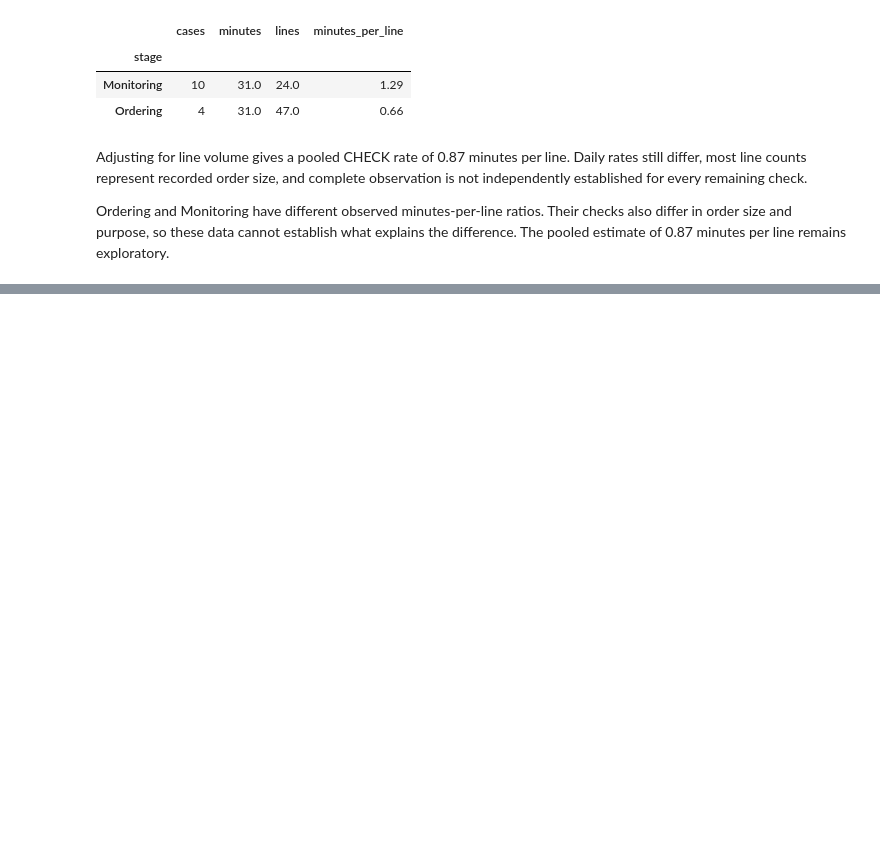
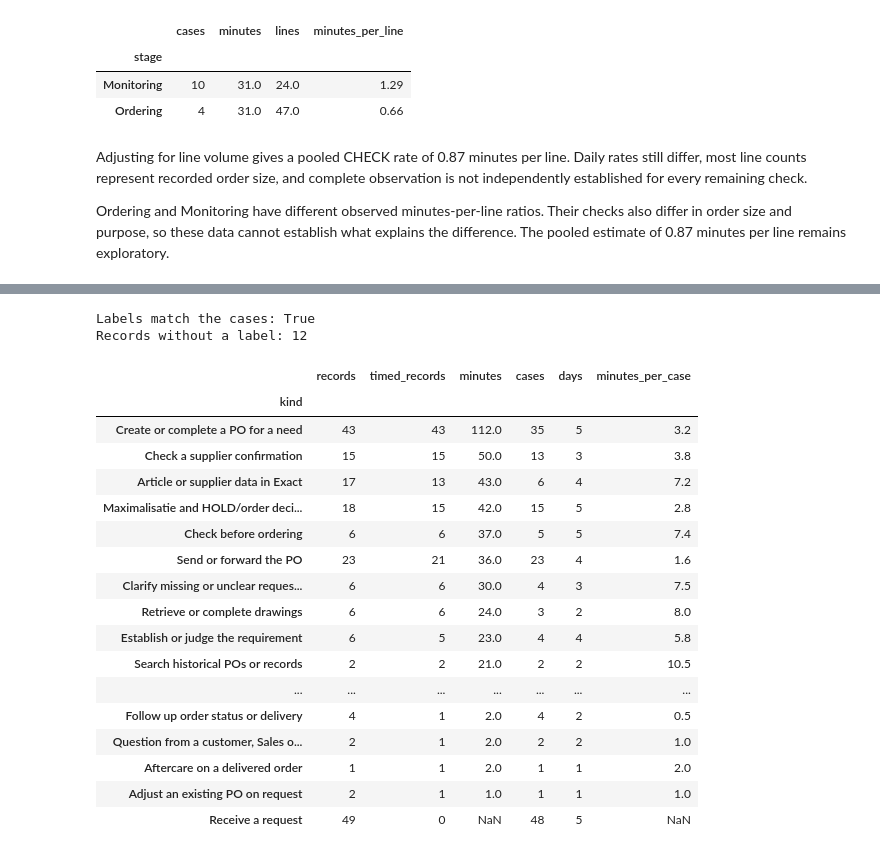
Before and after one commit to Luuuuuig/Bachelor-End-Project, a Jupyter notebook: Arno_Analysis_2026_10_02.ipynb, the cells around one changed output, grey strips where cells are left out. Saved outputs shown, nothing was run; the diff lists cells and outputs as text; code cells hidden in the pictures; blank space fills up the shorter version.

```diff
--- a/Arno_Analysis_2026_10_02.ipynb
+++ b/Arno_Analysis_2026_10_02.ipynb
@@ -530,0 +539,71 @@ Ordering and Monitoring have different observed minutes-per-line ratios. Their c
+# %%
+# Kinds-of-work labels, pinned to the commit that holds them
+kinds_url = (
+    "https://raw.githubusercontent.com/Luuuuuig/Bachelor-End-Project/"
+    "dccb45aef1d190f9845a6831764e5c21cca1edca/analysis/output/"
+    "Kinds_Of_Work_Rows_2026-09-30.csv"
+)
+
+kinds = pd.read_csv(kinds_url, keep_default_na=False)
+kinds["date"] = pd.to_datetime(kinds["date"])
+kinds = kinds.rename(columns={"row": "source_row", "case": "case_in_labels"})
+
+# Attach the labels to each record; date and row identify a record
+labelled = included.merge(
+    kinds[["date", "source_row", "case_in_labels", "kinds", "kind_names"]],
+    on=["date", "source_row"],
+    how="left",
+    validate="one_to_one"
+)
+
+# Check that every label belongs to the same case
+print("Labels match the cases:", (labelled["Case"] == labelled["case_in_labels"]).all())
+print("Records without a label:", (labelled["kinds"] == "").sum())
+# %% [output]
+Labels match the cases: True
+Records without a label: 12
+# %%
+# One line per record and kind; a record can show up to three kinds
+labelled["former_exc"] = labelled["Activity"].str.upper().str.contains("EXC", na=False)
+labelled["case_ref"] = labelled["date"].dt.strftime("%d %b") + " " + labelled["Case"]
+
+tasks = labelled.assign(
+    kind_id=labelled["kinds"].str.split(";"),
+    kind=labelled["kind_names"].str.split("; ")
+).explode(["kind_id", "kind"])
+
+tasks = tasks.loc[tasks["kind_id"].ne("") & ~tasks["former_exc"]]
+
+# Time and frequency per task
+task_profile = tasks.groupby("kind").agg(
+    records=("source_row", "size"),
+    timed_records=("minutes", "count"),
+    minutes=("minutes", lambda m: m.sum(min_count=1)),
+    cases=("case_ref", "nunique"),
+    days=("date", "nunique")
+)
+
+task_profile["minutes_per_case"] = task_profile["minutes"] / task_profile["cases"]
+
+task_profile = task_profile.sort_values(["minutes", "cases"], ascending=False)
+
+task_profile.round(1)
+# %% [output]
+|  | records | timed_records | minutes | cases | days | minutes_per_case |
+| kind |  |  |  |  |  |  |
+| Create or complete a PO for a need | 43 | 43 | 112.0 | 35 | 5 | 3.2 |
+| Check a supplier confirmation | 15 | 15 | 50.0 | 13 | 3 | 3.8 |
+| Article or supplier data in Exact | 17 | 13 | 43.0 | 6 | 4 | 7.2 |
+| Maximalisatie and HOLD/order deci... | 18 | 15 | 42.0 | 15 | 5 | 2.8 |
+| Check before ordering | 6 | 6 | 37.0 | 5 | 5 | 7.4 |
+| Send or forward the PO | 23 | 21 | 36.0 | 23 | 4 | 1.6 |
+| Clarify missing or unclear reques... | 6 | 6 | 30.0 | 4 | 3 | 7.5 |
+| Retrieve or complete drawings | 6 | 6 | 24.0 | 3 | 2 | 8.0 |
+| Establish or judge the requirement | 6 | 5 | 23.0 | 4 | 4 | 5.8 |
+| Search historical POs or records | 2 | 2 | 21.0 | 2 | 2 | 10.5 |
+| ... | ... | ... | ... | ... | ... | ... |
+| Follow up order status or delivery | 4 | 1 | 2.0 | 4 | 2 | 0.5 |
+| Question from a customer, Sales o... | 2 | 1 | 2.0 | 2 | 2 | 1.0 |
+| Aftercare on a delivered order | 1 | 1 | 2.0 | 1 | 1 | 2.0 |
+| Adjust an existing PO on request | 2 | 1 | 1.0 | 1 | 1 | 1.0 |
+| Receive a request | 49 | 0 | NaN | 48 | 5 | NaN |
```
Also changed, not shown: parts of 4 cells of this notebook.
